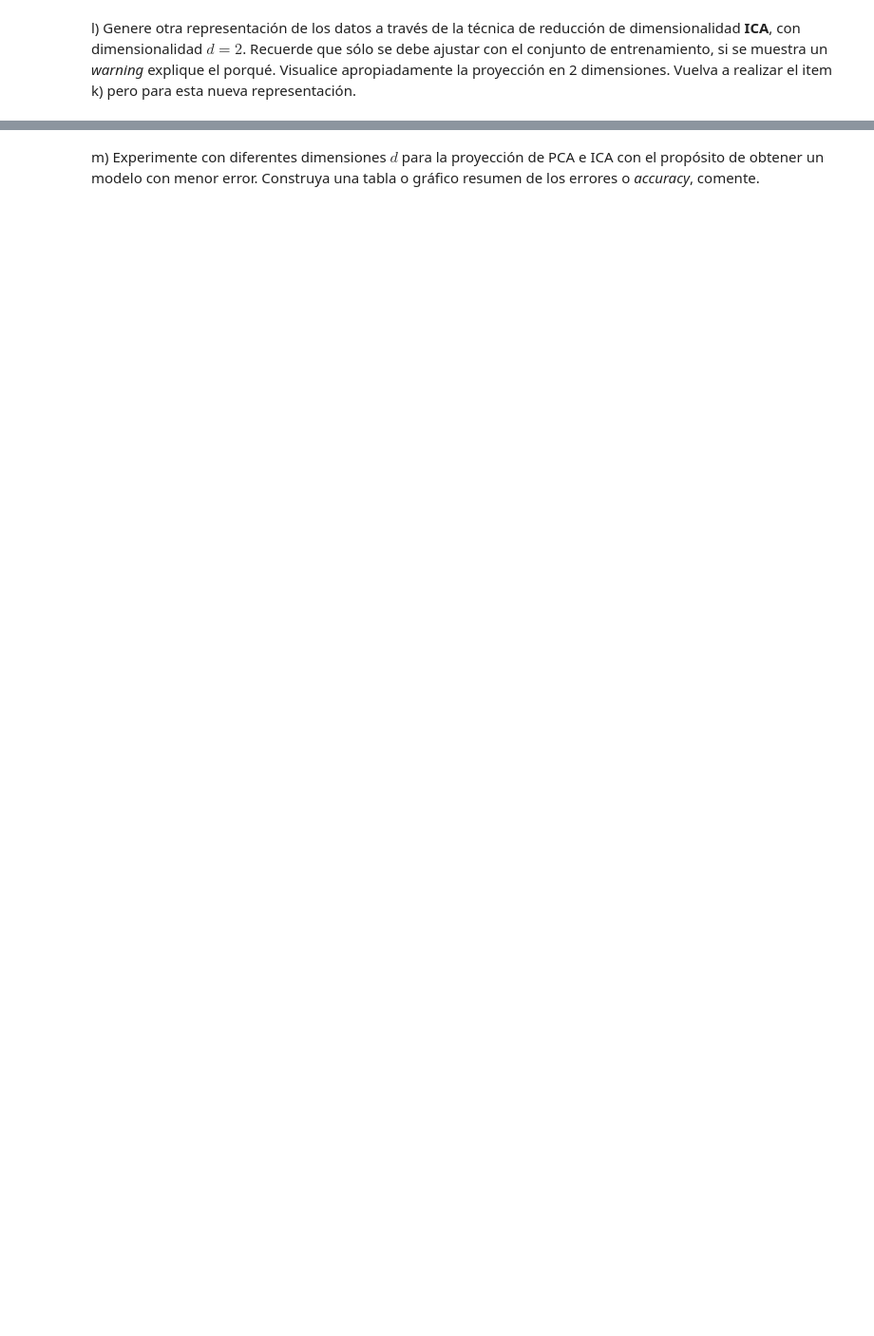
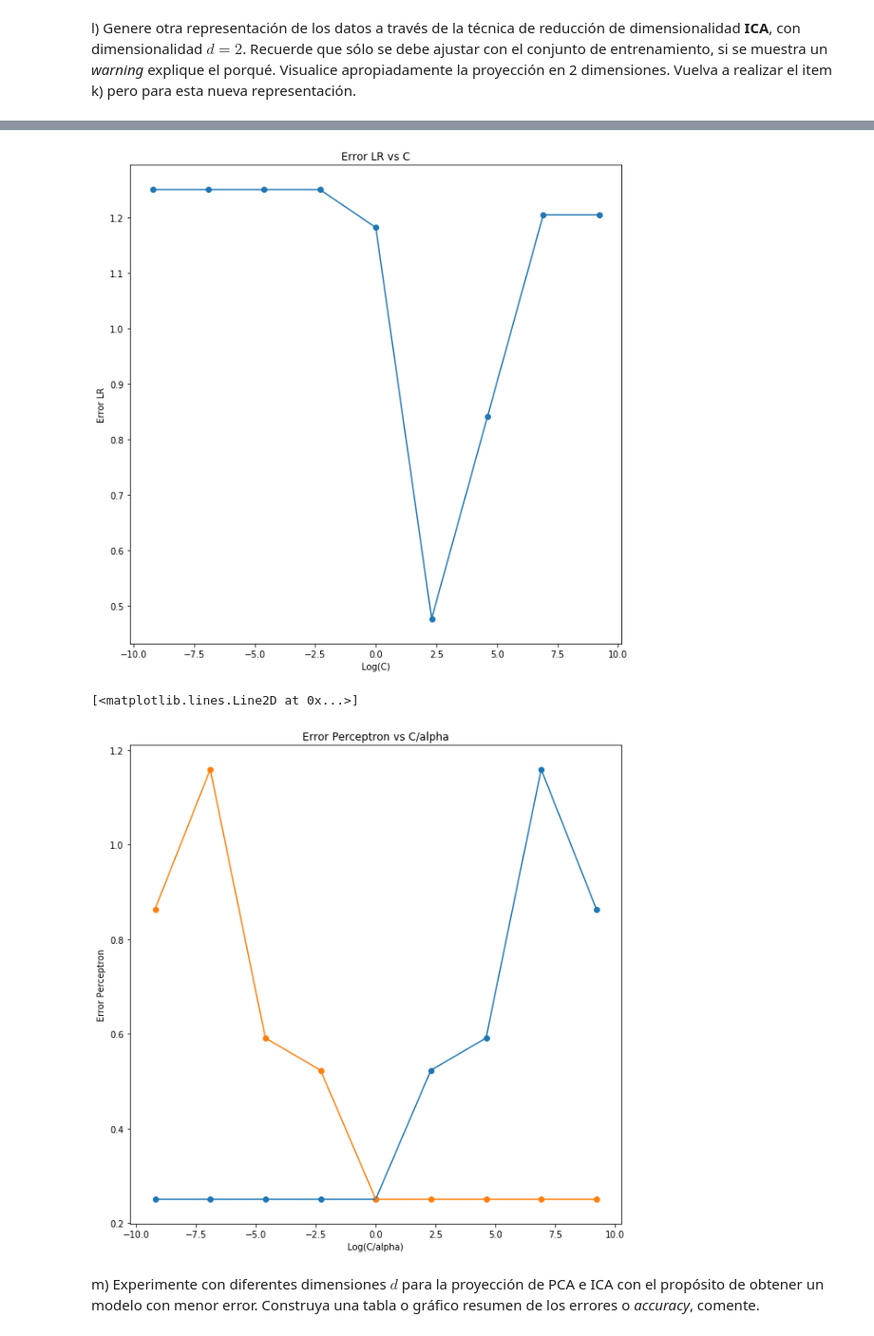
Before and after one commit to JaimeZamoranoUSM/MachineLearning, a Jupyter notebook: Tarea_1-Tapia-Zamorano.ipynb, the cells around one changed output, grey strips where cells are left out. Shown at 95% size. Saved outputs shown, nothing was run; the diff lists cells and outputs as text; code cells hidden in the pictures; blank space fills up the shorter version.

```diff
--- a/Tarea_1-Tapia-Zamorano.ipynb
+++ b/Tarea_1-Tapia-Zamorano.ipynb
@@ -638,2 +646,41 @@ l) Genere otra representación de los datos a través de la técnica de reducci
+# %%
+errores_LR = []
+for i in Cs:
+    model_LR = LogisticRegression(penalty='l2', C=i,max_iter=200)
+    model_LR.fit(X_ica_train, y_train)
+    error_LR = y_test - model_LR.predict(X_ica_test)
+    errores_LR.append(error_LR)
+# %%
+errores_Per = []
+for i in alphas:
+    model_Per = Perceptron(penalty='l2', alpha=i, max_iter=200)
+    model_Per.fit(X_ica_train, y_train)
+    error_Per = y_test - model_Per.predict(X_ica_test)
+    errores_Per.append(error_Per)
+# %%
+vector_LR = []
+for i in errores_LR:
+    vector_LR.append(np.mean(i))
+plt.title('Error LR vs C')
+plt.xlabel('Log(C)')
+plt.ylabel('Error LR')
+plt.scatter([i for i in np.log(Cs)], vector_LR)
+plt.plot([i for i in np.log(Cs)], vector_LR)
+plt.show()
+
+vector_per = []
+for i in errores_Per:
+    vector_per.append(np.mean(i))
+plt.title('Error Perceptron vs C/alpha')
+plt.xlabel('Log(C/alpha)')
+plt.ylabel('Error Perceptron')
+plt.scatter([i for i in np.log(Cs)], vector_per)
+plt.plot([i for i in np.log(Cs)], vector_per)
+plt.scatter([i for i in np.log(alphas)], vector_per)
+plt.plot([i for i in np.log(alphas)], vector_per)
+# %% [output]
+[figure, added]
+[<matplotlib.lines.Line2D at 0x...>]
+[figure, added]
 # %% [markdown]
 m) Experimente con diferentes dimensiones $d$ para la proyección de PCA e ICA con el propósito de obtener un modelo con menor error. Construya una tabla o gráfico resumen de los errores o *accuracy*, comente.
```
Also changed, not shown: parts of 25 cells of this notebook.
